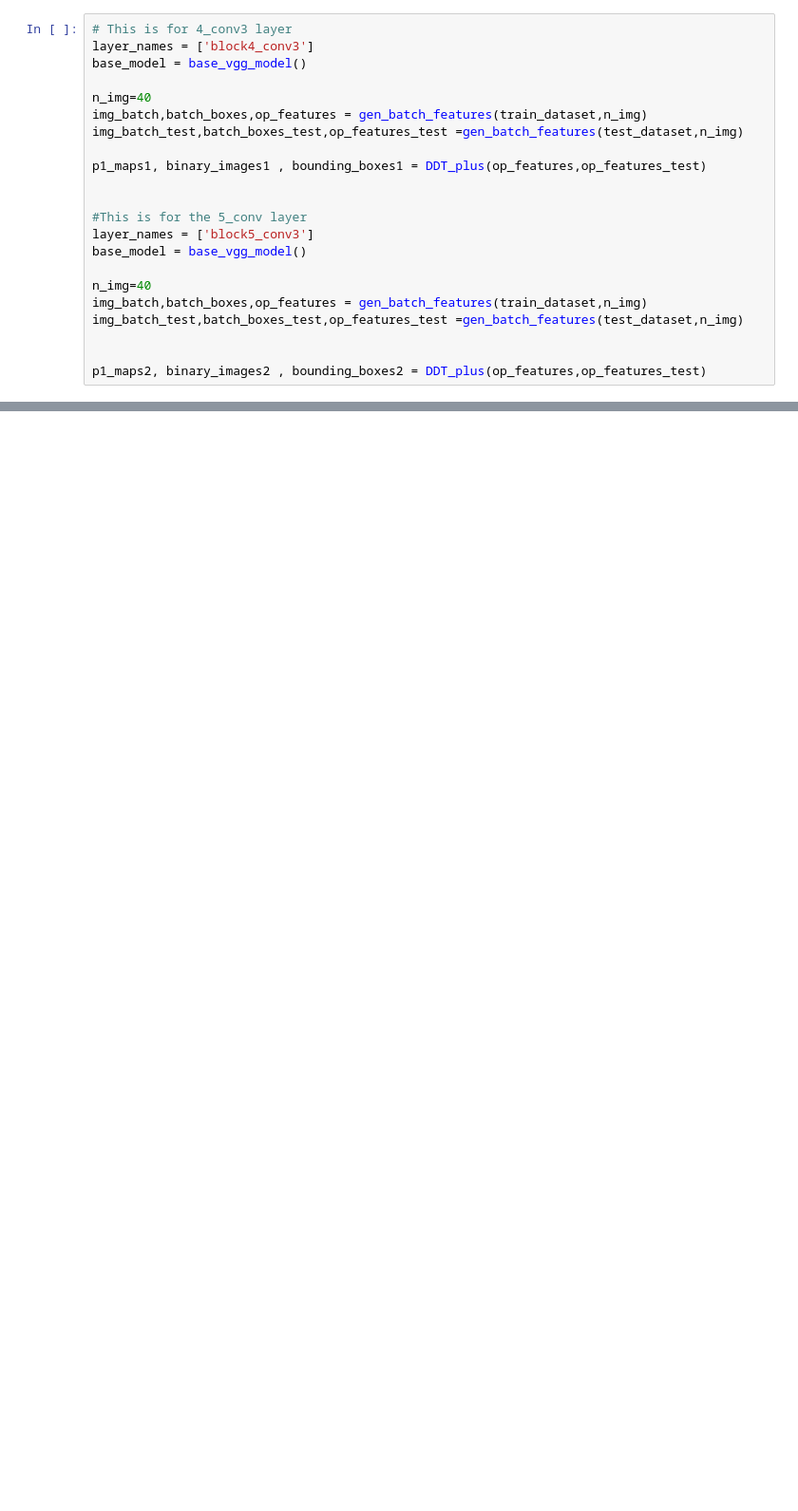
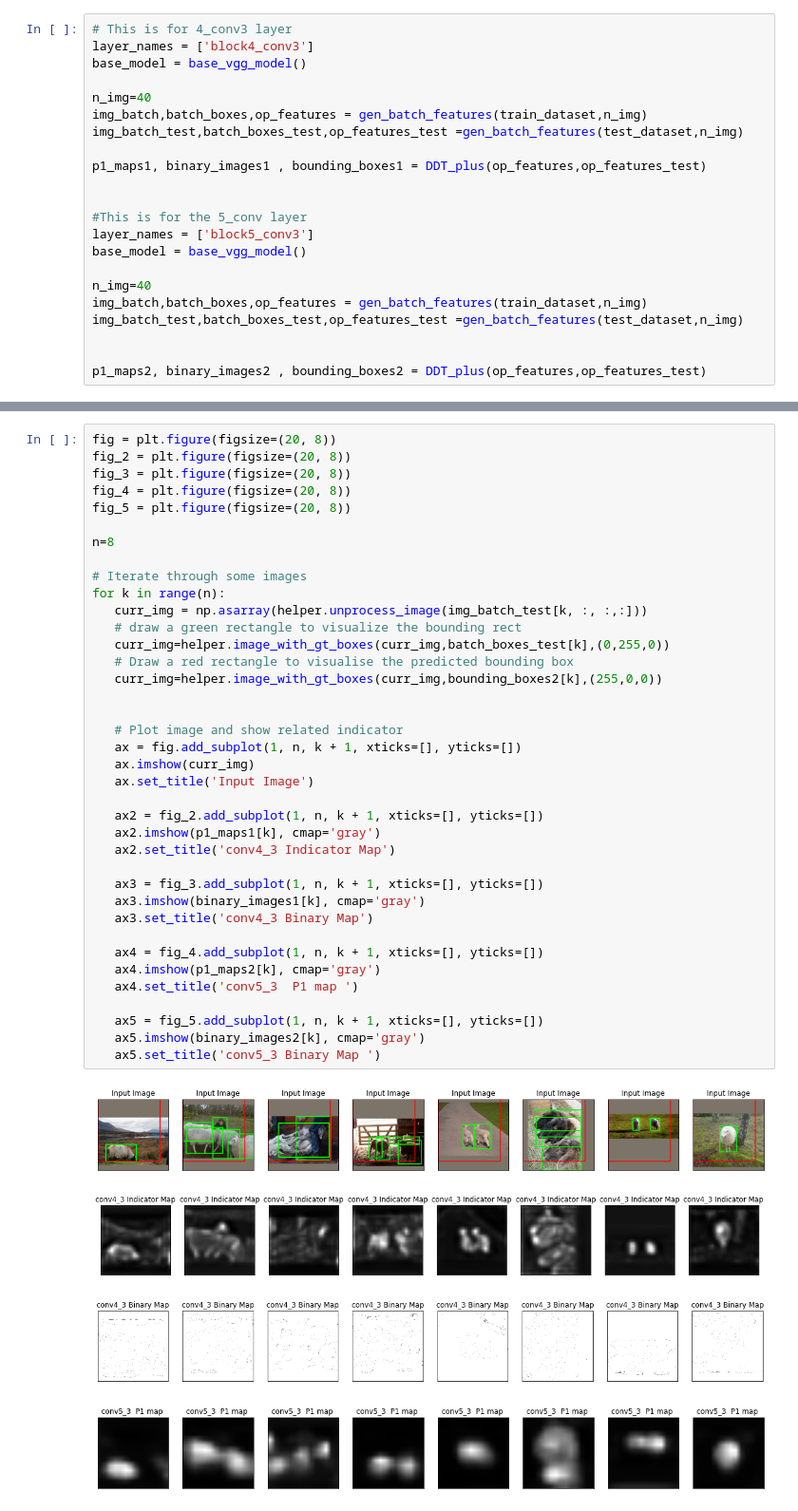
Before and after one commit to barrytl/CE6003, a Jupyter notebook: Etivity_assignment3_20197772_BarryLawton.ipynb, the cells around one changed output, grey strips where cells are left out. Shown at 95% size. Cells and saved outputs as stored; diff of their text form; blank space fills up the shorter version.

```diff
--- a/Etivity_assignment3_20197772_BarryLawton.ipynb
+++ b/Etivity_assignment3_20197772_BarryLawton.ipynb
@@ -444,0 +445,43 @@ for k in range(n):
+# %%
+fig = plt.figure(figsize=(20, 8))
+fig_2 = plt.figure(figsize=(20, 8))
+fig_3 = plt.figure(figsize=(20, 8))
+fig_4 = plt.figure(figsize=(20, 8))
+fig_5 = plt.figure(figsize=(20, 8))
+
+n=8
+
+# Iterate through some images
+for k in range(n):
+   curr_img = np.asarray(helper.unprocess_image(img_batch_test[k, :, :,:]))
+   # draw a green rectangle to visualize the bounding rect
+   curr_img=helper.image_with_gt_boxes(curr_img,batch_boxes_test[k],(0,255,0))
+   # Draw a red rectangle to visualise the predicted bounding box
+   curr_img=helper.image_with_gt_boxes(curr_img,bounding_boxes2[k],(255,0,0))
+
+
+   # Plot image and show related indicator
+   ax = fig.add_subplot(1, n, k + 1, xticks=[], yticks=[])
+   ax.imshow(curr_img)
+   ax.set_title('Input Image')
+
+   ax2 = fig_2.add_subplot(1, n, k + 1, xticks=[], yticks=[])
+   ax2.imshow(p1_maps1[k], cmap='gray')
+   ax2.set_title('conv4_3 Indicator Map')
+
+   ax3 = fig_3.add_subplot(1, n, k + 1, xticks=[], yticks=[])
+   ax3.imshow(binary_images1[k], cmap='gray')
+   ax3.set_title('conv4_3 Binary Map')
+
+   ax4 = fig_4.add_subplot(1, n, k + 1, xticks=[], yticks=[])
+   ax4.imshow(p1_maps2[k], cmap='gray')
+   ax4.set_title('conv5_3  P1 map ')
+
+   ax5 = fig_5.add_subplot(1, n, k + 1, xticks=[], yticks=[])
+   ax5.imshow(binary_images2[k], cmap='gray')
+   ax5.set_title('conv5_3 Binary Map ')
+# %% [output]
+[figure, added]
+[figure, added]
+[figure, added]
+[figure, added]
```
Also changed, not shown: parts of 6 cells of this notebook.
